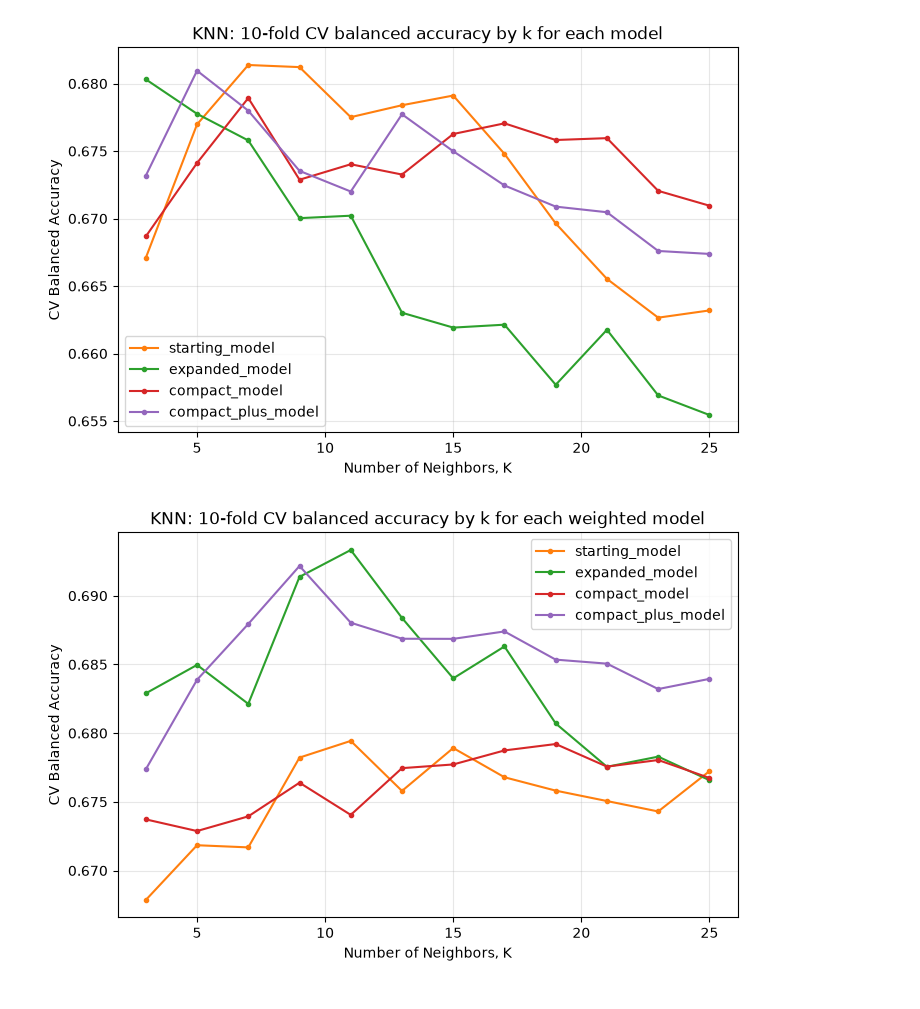
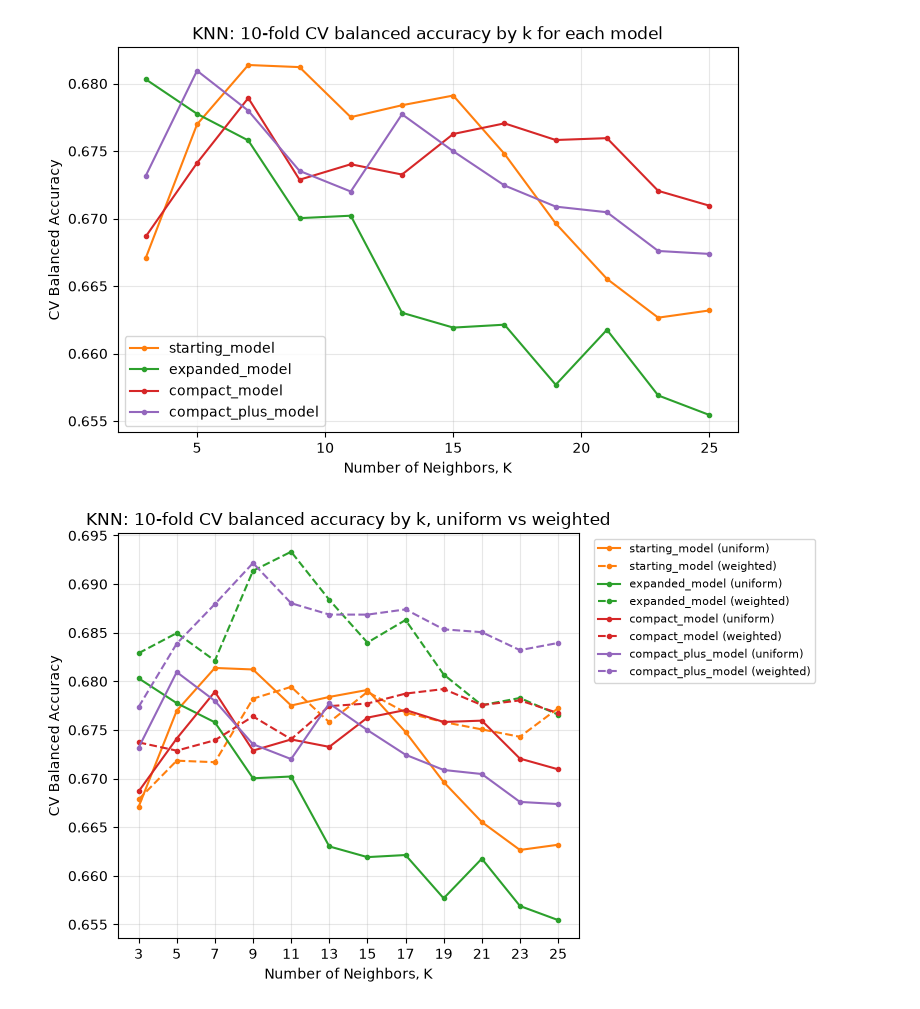
Before and after one commit to Jellia1225/Group9_Covid_Project, a Jupyter notebook: model-selection.ipynb, the cells around one changed output. Cells and saved outputs as stored; diff of their text form; code cells hidden in the pictures.

```diff
--- a/model-selection.ipynb
+++ b/model-selection.ipynb
@@ -225,0 +134,29 @@ plt.show()
+# %%
+# k-fold cross validation for each feature set with different models
+
+settings = {
+    "uniform":   model,
+    "euclidean": weighted_model_euclidean,
+    "manhattan": weighted_model_manhattan,
+    "chebyshev": weighted_model_chebyshev,
+}
+
+rows = []
+for name, X_sub in feature_sets.items():
+    # scale this model's columns
+    rescaledX = StandardScaler().fit_transform(X_sub)
+
+    for setting, estimator in settings.items():
+        # try every k with 10-fold CV
+        grid = GridSearchCV(estimator=estimator, param_grid=param_grid,
+                            scoring=scoring, cv=kfold)
+        grid.fit(rescaledX, y_train)
+
+        for k, mean, std in zip(k_values,
+                                grid.cv_results_['mean_test_score'],
+                                grid.cv_results_['std_test_score']):
+            rows.append({"model": name, "setting": setting, "k": k,
+                         "cv_mse": -mean, "cv_std": std})
+
+mse_df = pd.DataFrame(rows)
+mse_df.head()
@@ -226 +204,3 @@ plt.show()
+# %%
+balacc_scoring = 'balanced_accuracy'
 # %%
@@ -297,17 +304,23 @@ plt.show()
 # %%
 colors = {"all_61": "C0", "starting_model": "C1",
           "expanded_model": "C2", "compact_model": "C3", "compact_plus_model": "C4"}
 
 plt.figure(figsize=(8, 5))
 for name, score in w_all_cv_balacc.items():
     if name == "all_61":
         continue
-    plt.plot(k_values, score, marker='o', markersize=3, label=name, color=colors[name])
+    plt.plot(k_values, all_cv_balacc[name], "-", marker='o', markersize=3,
+             color=colors[name], label=name + " (uniform)")
+    plt.plot(k_values, w_all_cv_balacc[name], "--", marker='o', markersize=3,
+             color=colors[name], label=name + " (weighted)")
+
 plt.xlabel("Number of Neighbors, K")
 plt.ylabel("CV Balanced Accuracy")
-plt.title("KNN: 10-fold CV balanced accuracy by k for each weighted model")
-plt.legend()
+plt.title("KNN: 10-fold CV balanced accuracy by k, uniform vs weighted")
+plt.xticks(k_values)
+plt.legend(fontsize=8, bbox_to_anchor=(1.02, 1), loc="upper left")
 plt.grid(alpha=0.3)
+plt.tight_layout()
 plt.show()
 # %% [output]
-[figure, old version]
+[figure, new version]
```
Also changed, not shown: parts of 11 cells of this notebook.
